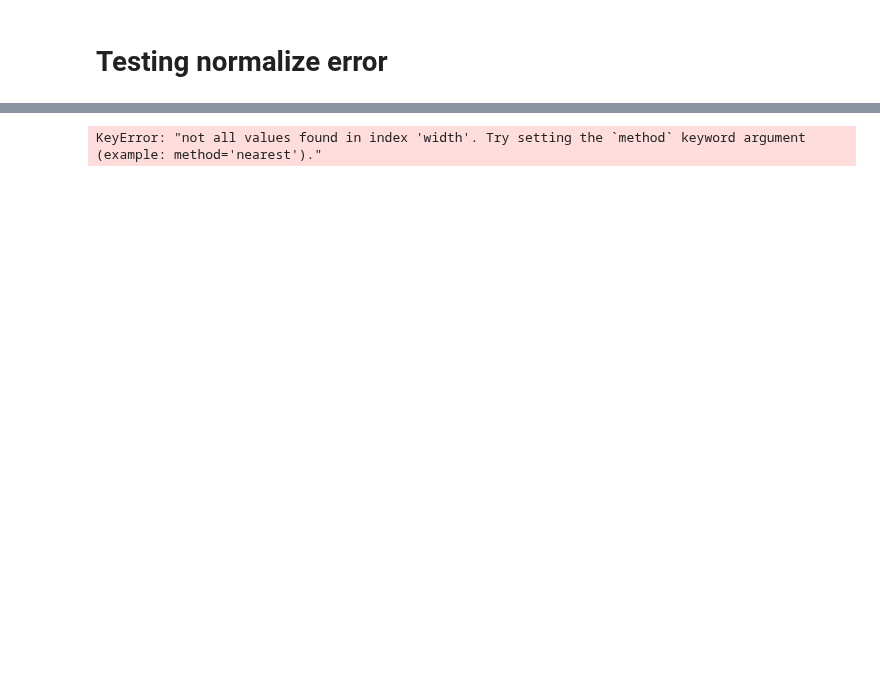
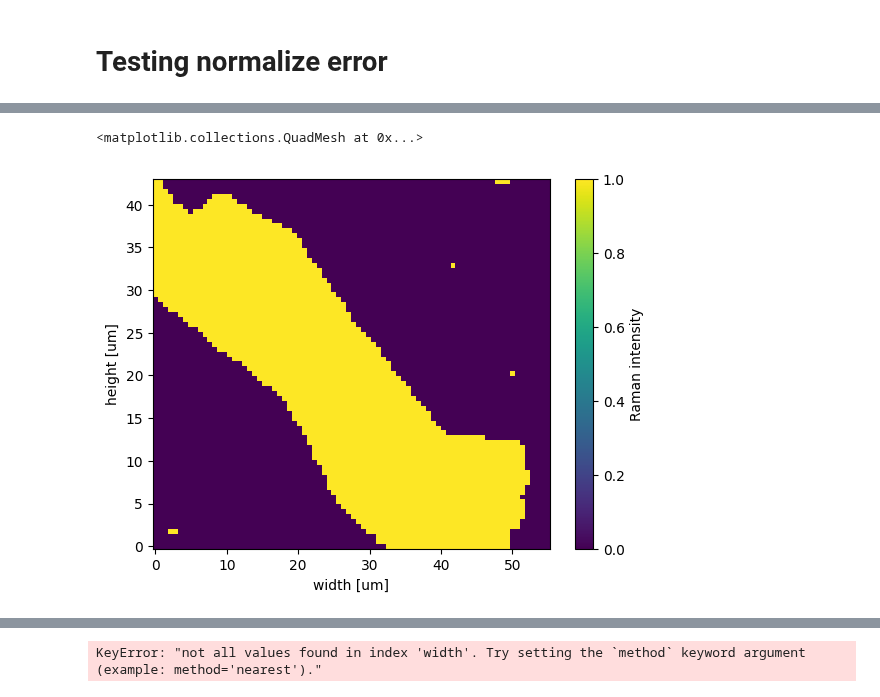
Before and after one commit to zrbyte/ramantools, a Jupyter notebook: testing.ipynb, the cells around one changed output, grey strips where cells are left out. Saved outputs shown, nothing was run; the diff lists cells and outputs as text; code cells hidden in the pictures; blank space fills up the shorter version.

```diff
--- a/testing.ipynb
+++ b/testing.ipynb
@@ -44,0 +61,5 @@ temp = m_flake.mapxr.sel(ramanshift = 1582, method = 'nearest')
+# %%
+gmask.plot()
+# %% [output]
+<matplotlib.collections.QuadMesh at 0x...>
+[figure, added]
```
Also changed, not shown: parts of 14 cells of this notebook, 1 other file.
